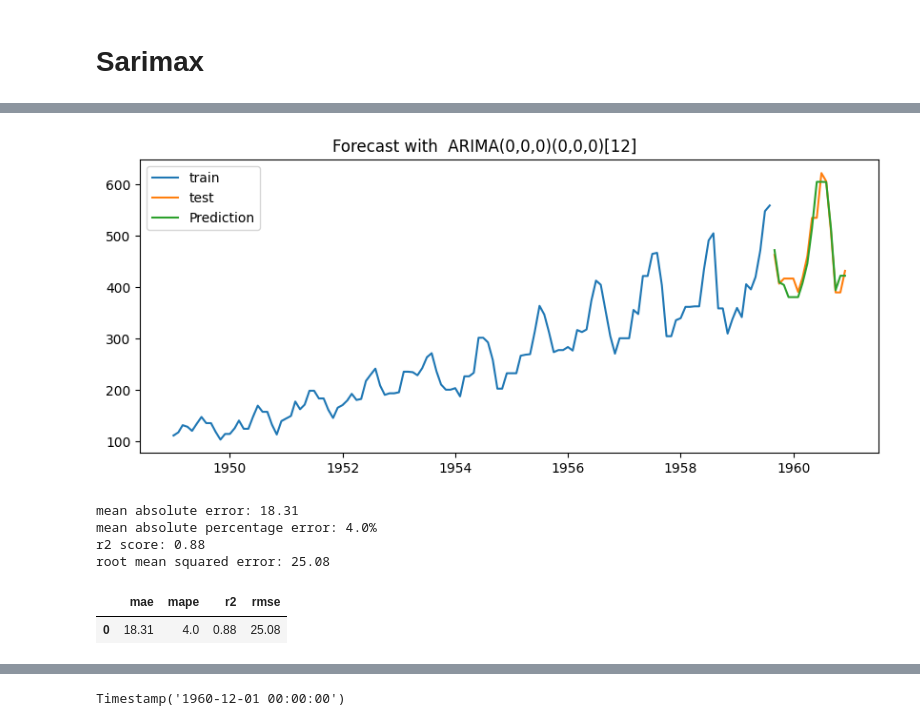
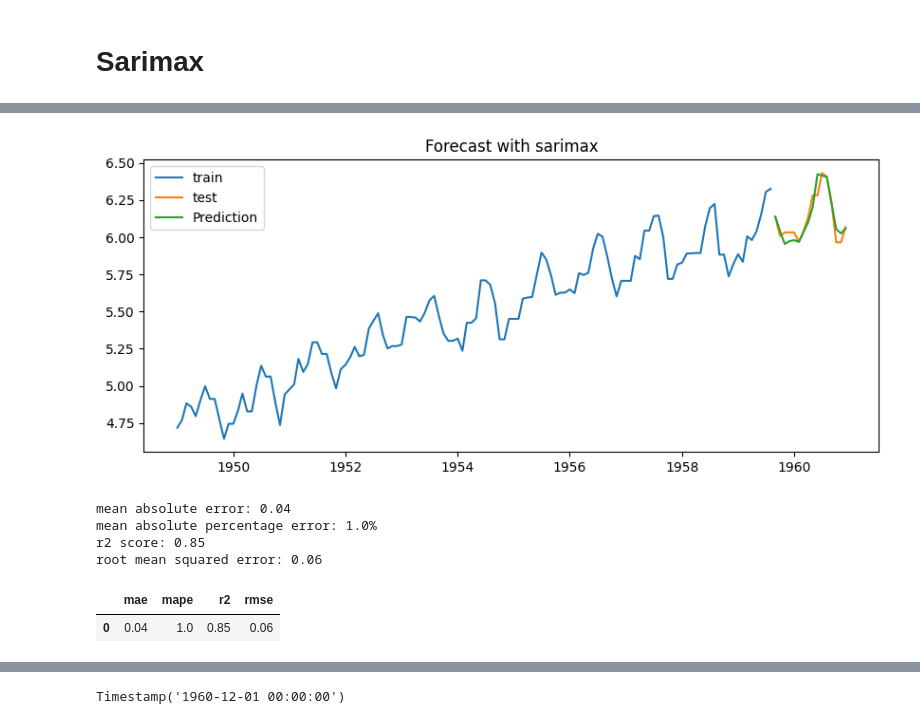
Before and after one commit to iamblack08/Air-passenger-prediction, a Jupyter notebook: sarimax.ipynb, the cells around one changed output, grey strips where cells are left out. Saved outputs shown, nothing was run; the diff lists cells and outputs as text; code cells hidden in the pictures.

```diff
--- a/sarimax.ipynb
+++ b/sarimax.ipynb
@@ -51,2 +48,2 @@ df.shape
 # %%
-df.head()
+df= np.log(df)
@@ -217,12 +214,12 @@ Warnings:
 # %%
 sarimax_pred= sarimax.predict(len(test), X= exog_test)
 # %%
-model_evaluator(train['#Passengers'].ffill(), test['#Passengers'].ffill(),sarimax_pred, sarimax)
+model_evaluator(train['#Passengers'].ffill(), test['#Passengers'].ffill(),sarimax_pred, 'sarimax')
 # %% [output]
-[figure, old version]
+[figure, new version]
-mean absolute error: 18.31
-mean absolute percentage error: 4.0%
-r2 score: 0.88
-root mean squared error: 25.08
+mean absolute error: 0.04
+mean absolute percentage error: 1.0%
+r2 score: 0.85
+root mean squared error: 0.06
 |  | mae | mape | r2 | rmse |
-| 0 | 18.31 | 4.0 | 0.88 | 25.08 |
+| 0 | 0.04 | 1.0 | 0.85 | 0.06 |
```
Also changed, not shown: parts of 25 cells of this notebook, 6 other files.
